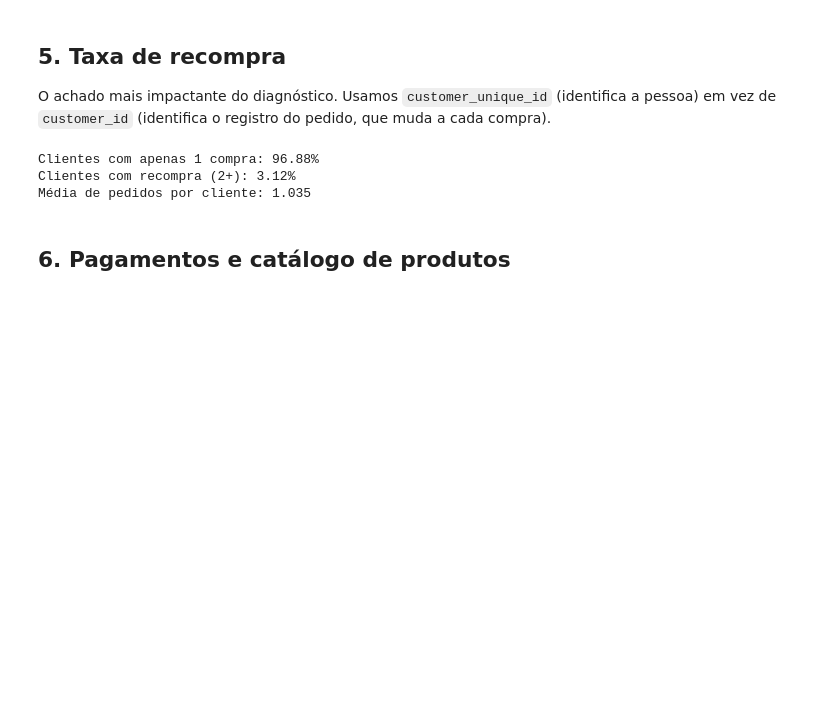
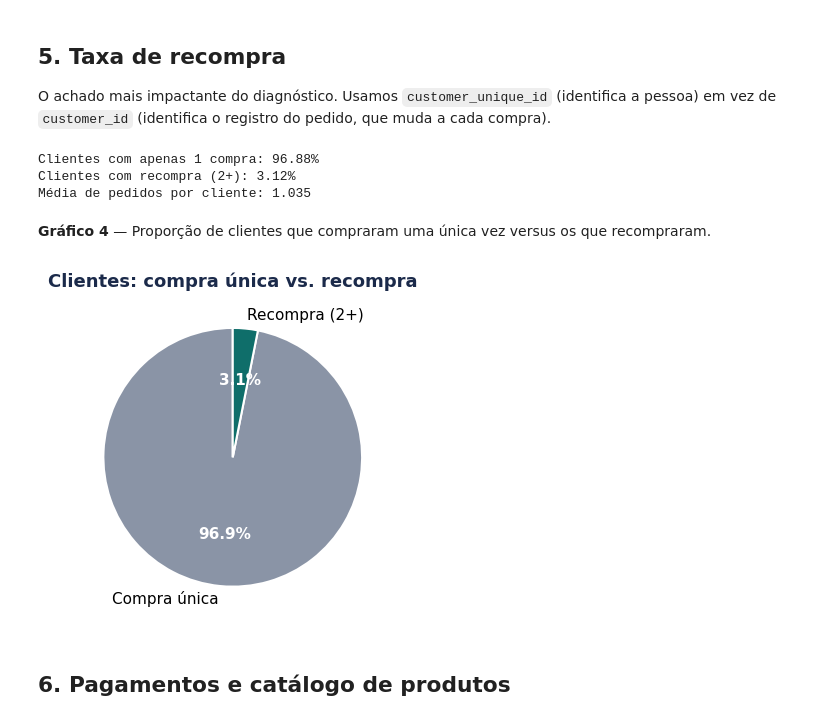
Before and after one commit to lusilveira/postrabalho, a Jupyter notebook: notebooks/analise_olist.ipynb, the cells around one changed output. Cells and saved outputs as stored; diff of their text form; code cells hidden in the pictures; blank space fills up the shorter version.

```diff
--- a/notebooks/analise_olist.ipynb
+++ b/notebooks/analise_olist.ipynb
@@ -121,6 +189,25 @@ print(f"Média de pedidos por cliente: {purchase_counts.mean():.3f}")
 Clientes com apenas 1 compra: 96.88%
 Clientes com recompra (2+): 3.12%
 Média de pedidos por cliente: 1.035
+# %% [markdown]
+**Gráfico 4** — Proporção de clientes que compraram uma única vez versus os que recompraram.
+# %%
+single = (purchase_counts == 1).sum()
+repeat = (purchase_counts > 1).sum()
+
+fig, ax = plt.subplots(figsize=(5.5, 4.2))
+wedges, texts, autotexts = ax.pie(
+    [single, repeat], labels=["Compra única", "Recompra (2+)"], colors=[GRAY, TEAL],
+    autopct="%1.1f%%", startangle=90, textprops={"fontsize": 11},
+    wedgeprops={"edgecolor": "white", "linewidth": 1.5},
+)
+for t in autotexts:
+    t.set_color("white")
+    t.set_fontweight("bold")
+ax.set_title("Clientes: compra única vs. recompra", fontsize=13, fontweight="bold", color=NAVY)
+plt.show()
+# %% [output]
+[figure, added]
 # %% [markdown]
 ## 6. Pagamentos e catálogo de produtos
 # %%
```
Also changed, not shown: parts of 17 cells of this notebook, 3 other files.
